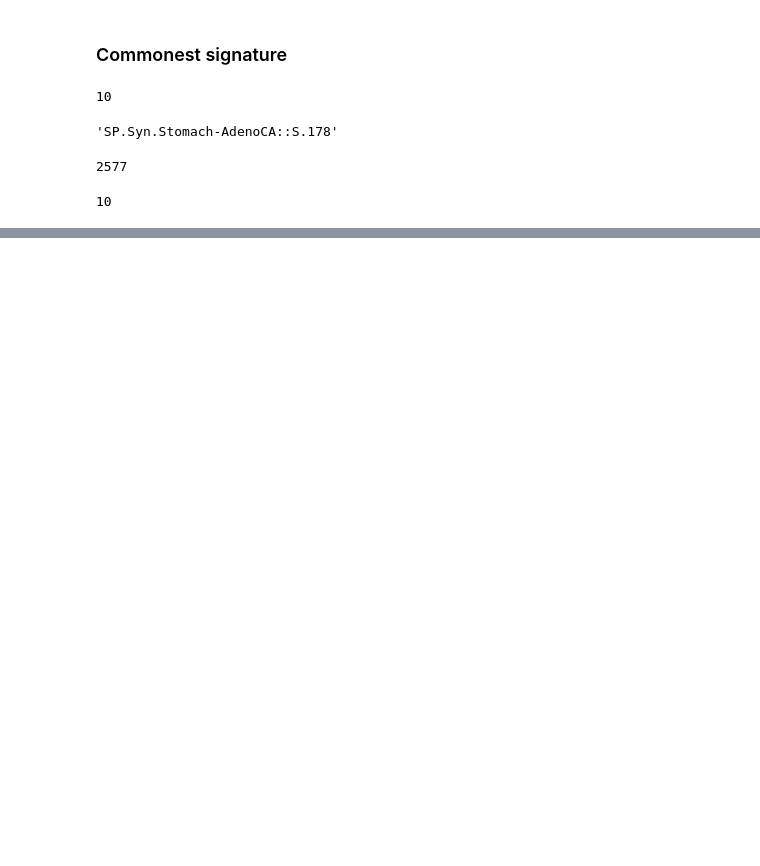
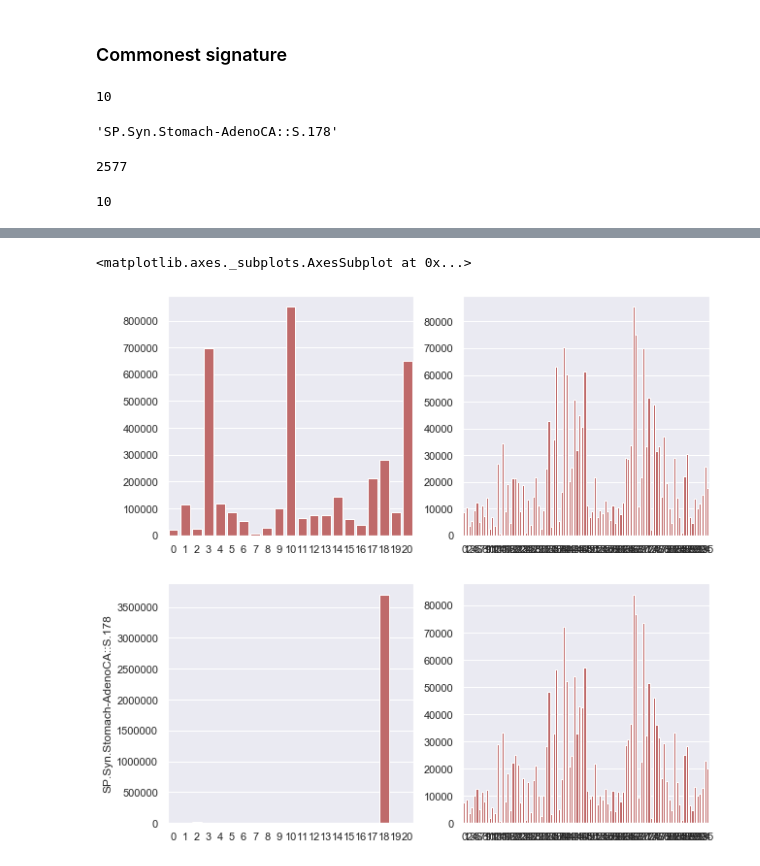
Before and after one commit to yl3/nmflib, a Jupyter notebook: notebooks/2019-12-26_test_lrt_and_confint_code.ipynb, the cells around one changed output, grey strips where cells are left out. Cells and saved outputs as stored; diff of their text form; code cells hidden in the pictures; blank space fills up the shorter version.

```diff
--- a/notebooks/2019-12-26_test_lrt_and_confint_code.ipynb
+++ b/notebooks/2019-12-26_test_lrt_and_confint_code.ipynb
@@ -374,0 +386,3 @@ Wall time: 144 ms
+# %%
+sample = samples_of_interest.index[1]
+sample
@@ -374,0 +391,7 @@ Wall time: 144 ms
+# %%
+x_obs = X_obs[sample].values
+sig_idx = np.where(H.index == commonest_sig)[0][0]
+h_hat = H[sample].values
+# %%
+sel = np.where(sample == H.columns)[0][0]
+sel
@@ -374,0 +475,19 @@ Wall time: 144 ms
+# %%
+fig, ax = plt.subplots(2, 2, figsize=(10, 10))
+sns.barplot(np.arange(len(h_hat)), h_hat, color='indianred', ax=ax[0, 0])
+sns.barplot(np.arange(len(x_obs)),
+            nmflib.nmf._nmf_mu(W,
+                               h_hat.reshape(-1, 1),
+                               S_true[:, [sel]],
+                               O_true[:, [sel]]).reshape(-1),
+            color='indianred',
+            ax=ax[0, 1])
+sns.barplot(np.arange(len(h_hat)), H_true[sample], color='indianred',
+            ax=ax[1, 0])
+sns.barplot(np.arange(len(x_obs)),
+            x_obs,
+            color='indianred',
+            ax=ax[1, 1])
+# %% [output]
+<matplotlib.axes._subplots.AxesSubplot at 0x...>
+[figure, added]
```
Also changed, not shown: parts of 22 cells of this notebook, 1 other file.
